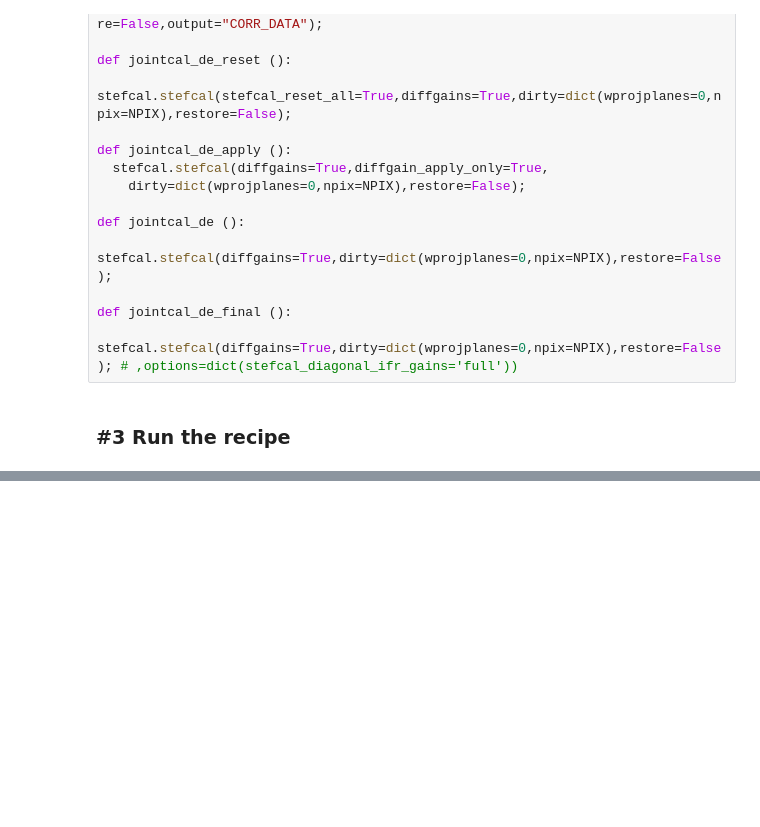
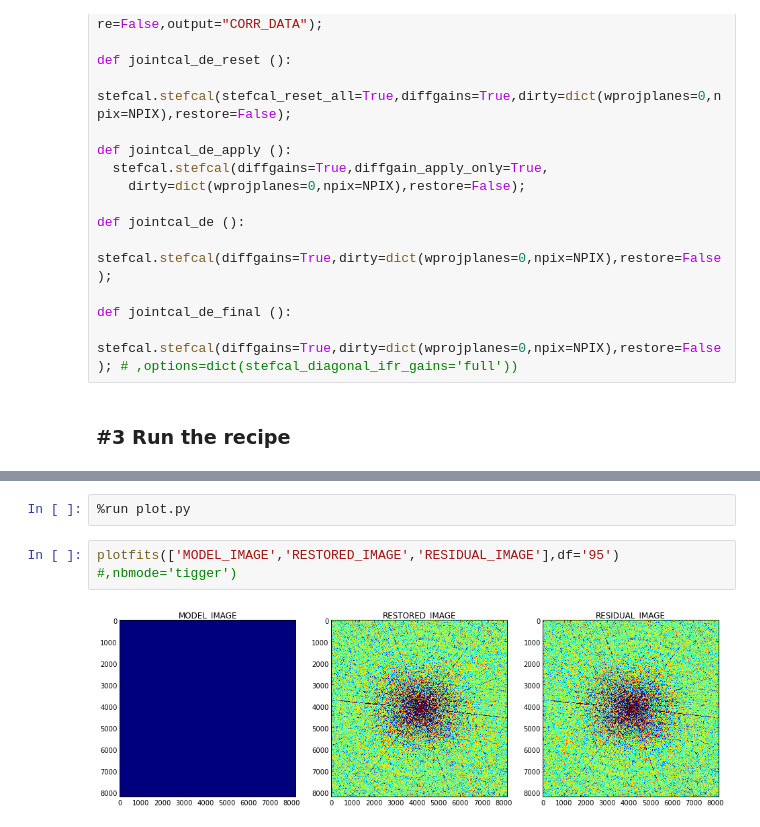
Before and after one commit to LauraRichter/pyxis-notebook, a Jupyter notebook: test_notebook.ipynb, the cells around one changed output, grey strips where cells are left out. Saved outputs shown, nothing was run; the diff lists cells and outputs as text; blank space fills up the shorter version.

Commit message:
Added plotting routines in plot.py

```diff
--- a/test_notebook.ipynb
+++ b/test_notebook.ipynb
@@ -338,0 +417,6 @@ f.data
+# %%
+%run plot.py
+# %%
+plotfits(['MODEL_IMAGE','RESTORED_IMAGE','RESIDUAL_IMAGE'],df='95') #,nbmode='tigger')
+# %% [output]
+[figure, added]
```
Also changed, not shown: parts of 13 cells of this notebook, 2 other files.
